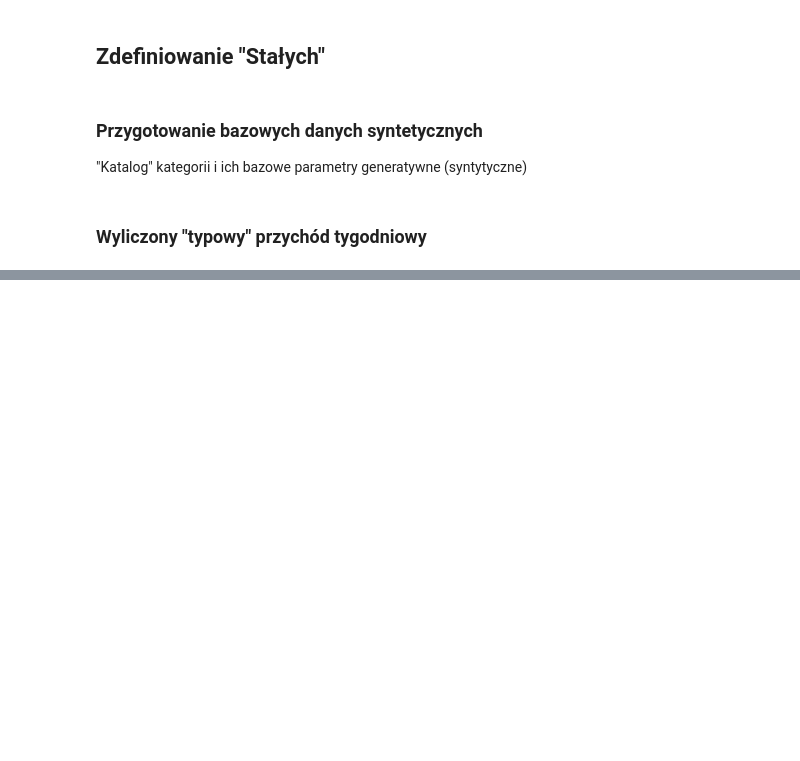
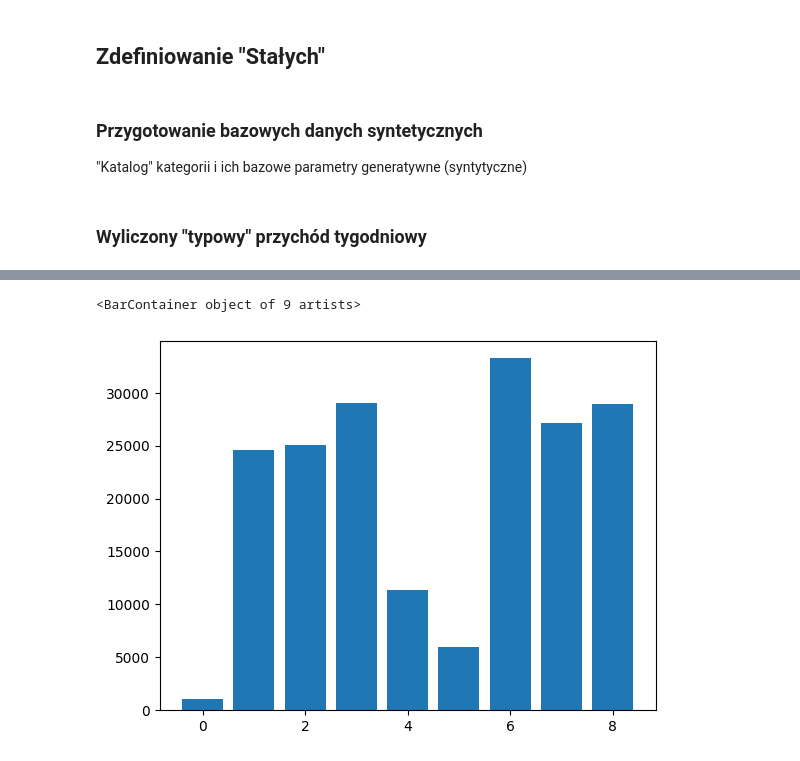
Before and after one commit to qwertyuszxc/DataVisualization, a Jupyter notebook: 01-bar.ipynb, the cells around one changed output, grey strips where cells are left out. Cells and saved outputs as stored; diff of their text form; code cells hidden in the pictures; blank space fills up the shorter version.

```diff
--- a/01-bar.ipynb
+++ b/01-bar.ipynb
@@ -39,0 +123,6 @@ catalog
+# %%
+hoights = t1["revenue_pln"]
+plt.bar(range(len(hoights)), hoights)
+# %% [output]
+<BarContainer object of 9 artists>
+[figure, added]
```
Also changed, not shown: parts of 18 cells of this notebook.
